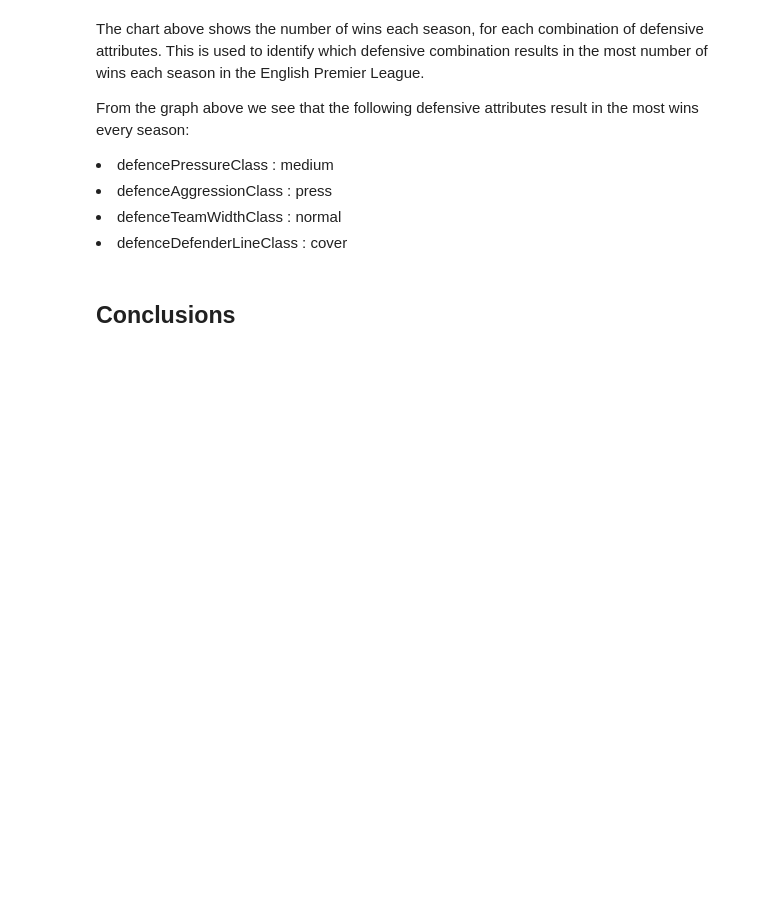
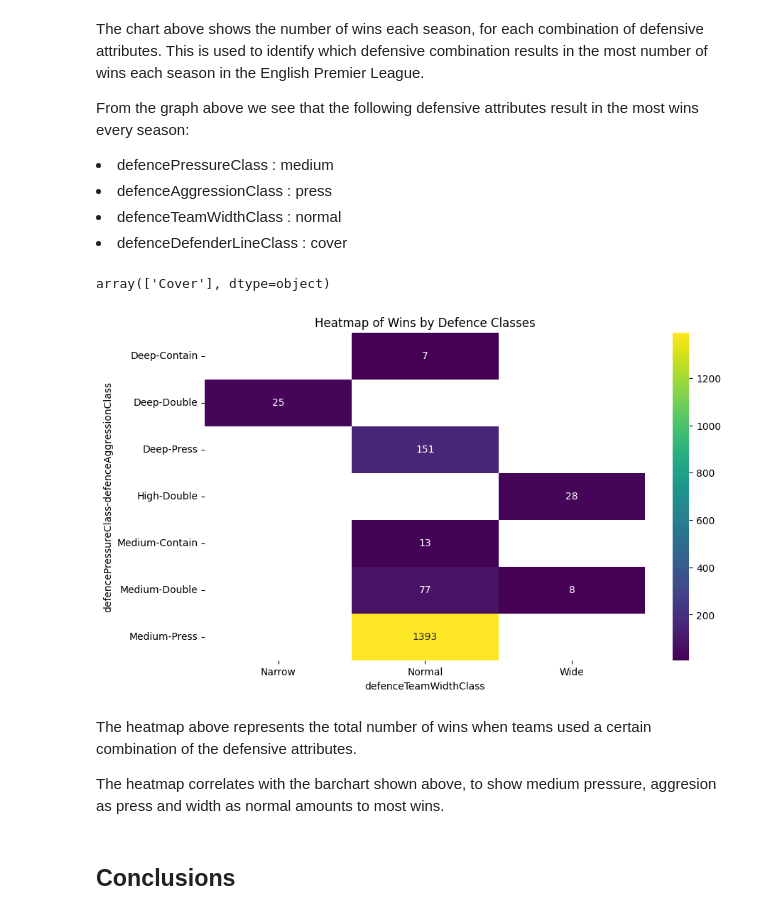
Before and after one commit to aayush1202/investigate-a-dataset, a Jupyter notebook: investigate-a-dataset-template.ipynb, the cells around one changed output. Saved outputs shown, nothing was run; the diff lists cells and outputs as text; code cells hidden in the pictures; blank space fills up the shorter version.

Commit message:
added heatmap to depict multivariate analysis

```diff
--- a/investigate-a-dataset-template.ipynb
+++ b/investigate-a-dataset-template.ipynb
@@ -677,6 +677,30 @@ From the graph above we see that the following defensive attributes result in th
 <li>defenceAggressionClass : press</li>
 <li>defenceTeamWidthClass : normal</li>
 <li>defenceDefenderLineClass : cover</li>
+# %%
+defence_grouped.defenceDefenderLineClass.unique()
+# %% [output]
+array(['Cover'], dtype=object)
+# %%
+# displaying the total number of wins for each combination of defensive attributes across all seasons.
+# not using the defenceDefenderLineClass as it has a constant value every time.
+
+heatmap_data = defence_grouped.pivot_table(index=['defencePressureClass', 'defenceAggressionClass'],
+                              columns=['defenceTeamWidthClass'],
+                              values='wins',
+                              aggfunc='sum')
+
+# Plot the heatmap
+plt.figure(figsize=(10, 6))
+sns.heatmap(heatmap_data, annot=True, fmt='g', cmap='viridis')
+plt.title('Heatmap of Wins by Defence Classes')
+plt.show()
+# %% [output]
+[figure, added]
+# %% [markdown]
+The heatmap above represents the total number of wins when teams used a certain combination of the defensive attributes.
+
+The heatmap correlates with the barchart shown above, to show medium pressure, aggresion as press and width as normal amounts to most wins.
 # %% [markdown]
 <a id='conclusions'></a>
 ## Conclusions
```
Also changed, not shown: parts of 1 cell of this notebook.
